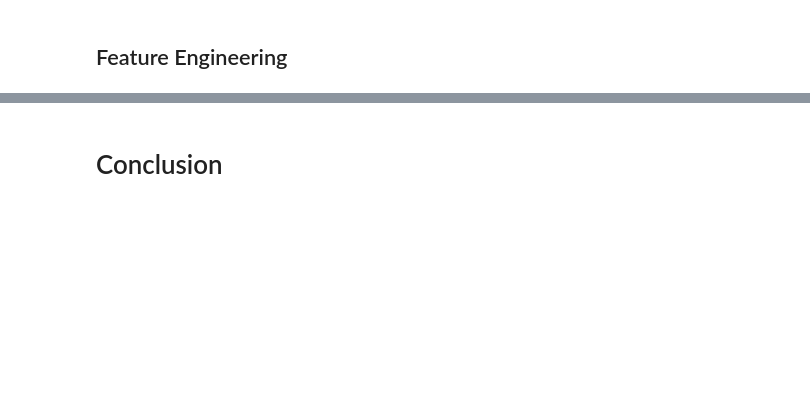
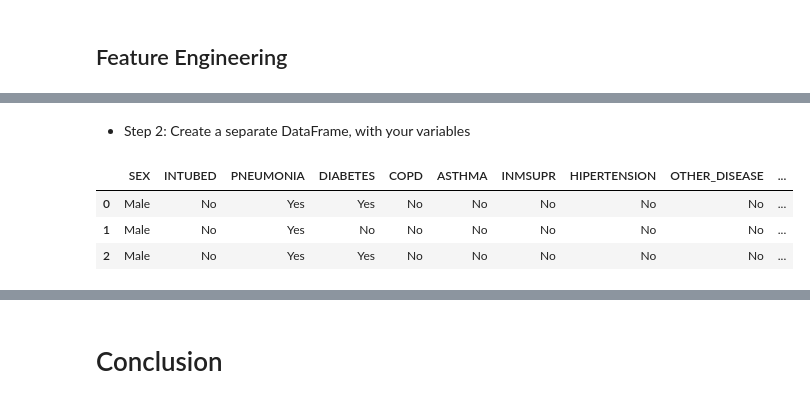
Before and after one commit to cniblock/milestone-covid-19-study, a Jupyter notebook: jupyter_notebooks/04 - FeatureEngineering.ipynb, the cells around one changed output, grey strips where cells are left out. Cells and saved outputs as stored; diff of their text form; code cells hidden in the pictures; blank space fills up the shorter version.

```diff
--- a/jupyter_notebooks/04 - FeatureEngineering.ipynb
+++ b/jupyter_notebooks/04 - FeatureEngineering.ipynb
@@ -63,0 +311,10 @@ Test Set
+# %% [markdown]
+* Step 2: Create a separate DataFrame, with your variables
+# %%
+df_engineering = TrainSet[variables_engineering].copy()
+df_engineering.head(3)
+# %% [output]
+|  | SEX | INTUBED | PNEUMONIA | DIABETES | COPD | ASTHMA | INMSUPR | HIPERTENSION | OTHER_DISEASE | ... |
+| 0 | Male | No | Yes | Yes | No | No | No | No | No | ... |
+| 1 | Male | No | Yes | No | No | No | No | No | No | ... |
+| 2 | Male | No | Yes | Yes | No | No | No | No | No | ... |
```
Also changed, not shown: parts of 31 cells of this notebook.
